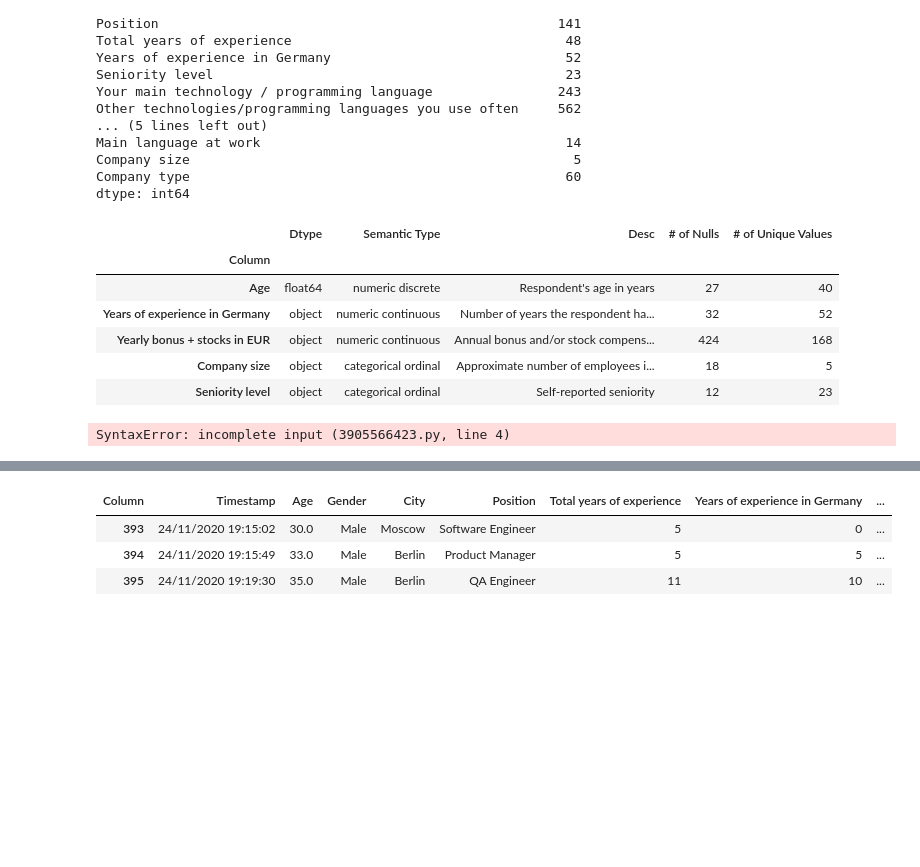
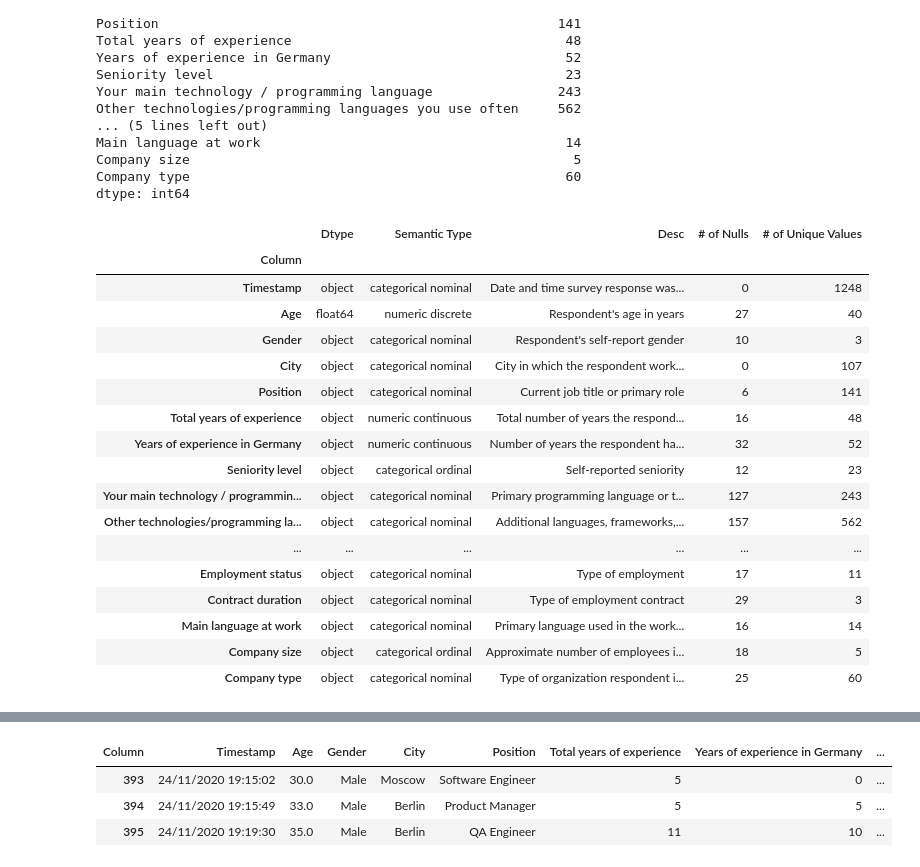
Before and after one commit to AkeemSemperDataScience/3950-assignment-2-mlsiebold, a Jupyter notebook: START_Asn_2.ipynb, the cells around one changed output, grey strips where cells are left out. Saved outputs shown, nothing was run; the diff lists cells and outputs as text; code cells hidden in the pictures; blank space fills up the shorter version.

```diff
--- a/START_Asn_2.ipynb
+++ b/START_Asn_2.ipynb
@@ -83,8 +85,8 @@ You'll need to build code to produce the predictions. In particular, there's a f
 
 import unicodedata
 
-df = df.apply(lambda col: col.map(tb.clean_string2))     # Clean entire df
-df.columns = df.columns.map(tb.clean_string2)            # Clean column headers
+df = df.apply(lambda col: col.map(tb.clean_string))     # Clean entire df
+df.columns = df.columns.map(tb.clean_string)            # Clean column headers
 # %%
 # Create data dictionary
 
@@ -207,15 +209,26 @@ data_dict['Semantic Type'] = data_dict.index.map(semantic_dict)
 # %%
 # Check my handywork
 
-data_dict.sample(5)
+data_dict
 # %% [output]
 |  | Dtype | Semantic Type | Desc | # of Nulls | # of Unique Values |
 | Column |  |  |  |  |  |
+| Timestamp | object | categorical nominal | Date and time survey response was... | 0 | 1248 |
 | Age | float64 | numeric discrete | Respondent's age in years | 27 | 40 |
+| Gender | object | categorical nominal | Respondent's self-report gender | 10 | 3 |
+| City | object | categorical nominal | City in which the respondent work... | 0 | 107 |
+| Position | object | categorical nominal | Current job title or primary role | 6 | 141 |
+| Total years of experience | object | numeric continuous | Total number of years the respond... | 16 | 48 |
 | Years of experience in Germany | object | numeric continuous | Number of years the respondent ha... | 32 | 52 |
-| Yearly bonus + stocks in EUR | object | numeric continuous | Annual bonus and/or stock compens... | 424 | 168 |
+| Seniority level | object | categorical ordinal | Self‑reported seniority | 12 | 23 |
+| Your main technology / programmin... | object | categorical nominal | Primary programming language or t... | 127 | 243 |
+| Other technologies/programming la... | object | categorical nominal | Additional languages, frameworks,... | 157 | 562 |
+| ... | ... | ... | ... | ... | ... |
+| Employment status | object | categorical nominal | Type of employment | 17 | 11 |
+| Contract duration | object | categorical nominal | Type of employment contract | 29 | 3 |
+| Main language at work | object | categorical nominal | Primary language used in the work... | 16 | 14 |
 | Company size | object | categorical ordinal | Approximate number of employees i... | 18 | 5 |
-| Seniority level | object | categorical ordinal | Self‑reported seniority | 12 | 23 |
+| Company type | object | categorical nominal | Type of organization respondent i... | 25 | 60 |
 # %%
 # Save data dictionary to markdown file
 
@@ -237,6 +235,0 @@ semantic_to_dtype = {
-# %%
-semantic = data_dict['Semantic Type']
-
-for col in df.columns:
-# %% [output]
-SyntaxError: incomplete input (3905566423.py, line 4)
```
Also changed, not shown: parts of 9 cells of this notebook, 1 other file.
